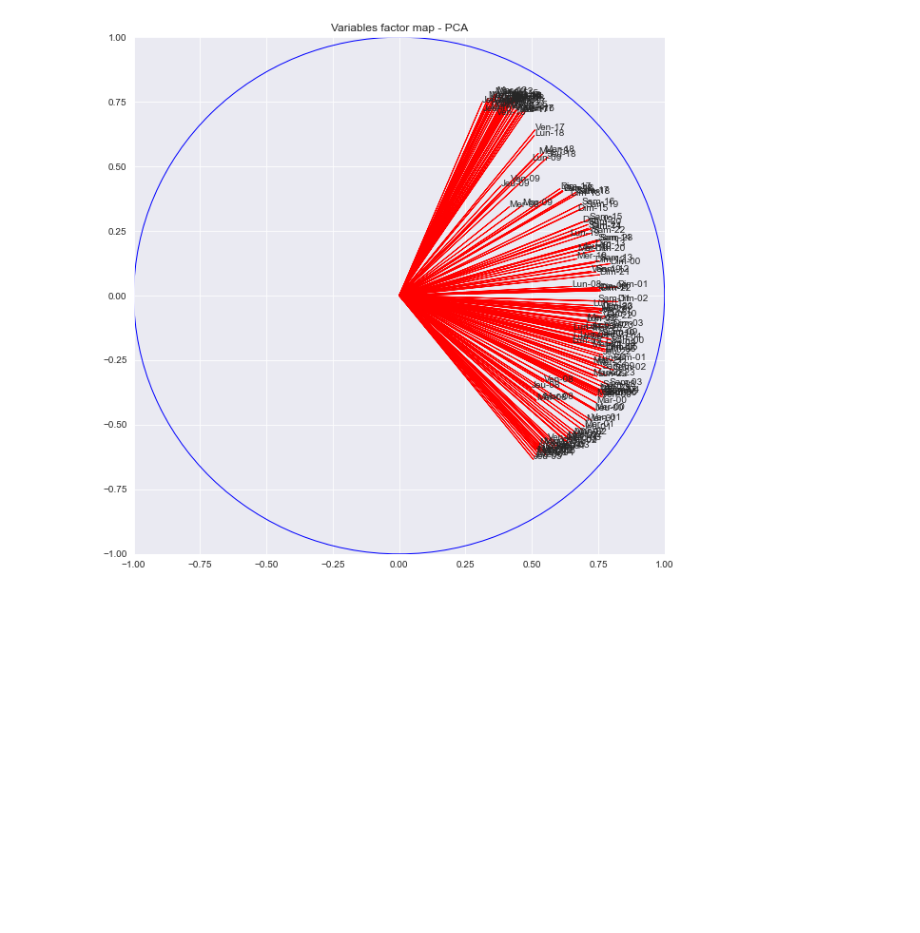
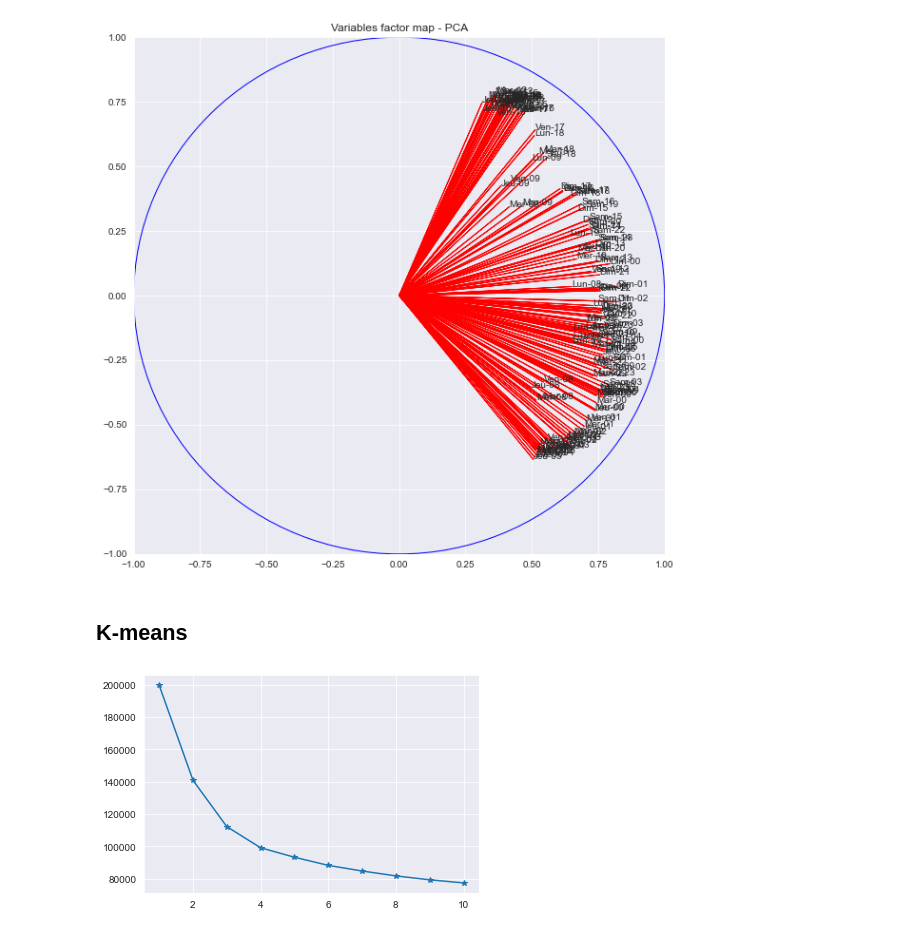
Before and after one commit to paul-corbalan/Data-analysis-Project-4Y-INSA, a Jupyter notebook: project_python.ipynb, the cells around one changed output. Saved outputs shown, nothing was run; the diff lists cells and outputs as text; code cells hidden in the pictures; blank space fills up the shorter version.

Commit message:
Clustering with Python

```diff
--- a/project_python.ipynb
+++ b/project_python.ipynb
@@ -477,3 +485,5 @@ plt.title('Variables factor map - PCA')
 plt.show()
 # %% [output]
 [figure]
+# %% [markdown]
+## K-means
@@ -479,0 +493,12 @@ plt.show()
+# %%
+inertia = []
+for k in range(1, 11):
+    kmeans = KMeans(n_clusters=k)
+    kmeans.fit(scale(loading))
+    inertia.append(kmeans.inertia_)
+inertia = np.array(inertia)
+
+plt.plot(range(1, 11), inertia[0:], marker='*')
+plt.show()
+# %% [output]
+[figure, added]
```
Also changed, not shown: parts of 18 cells of this notebook.
